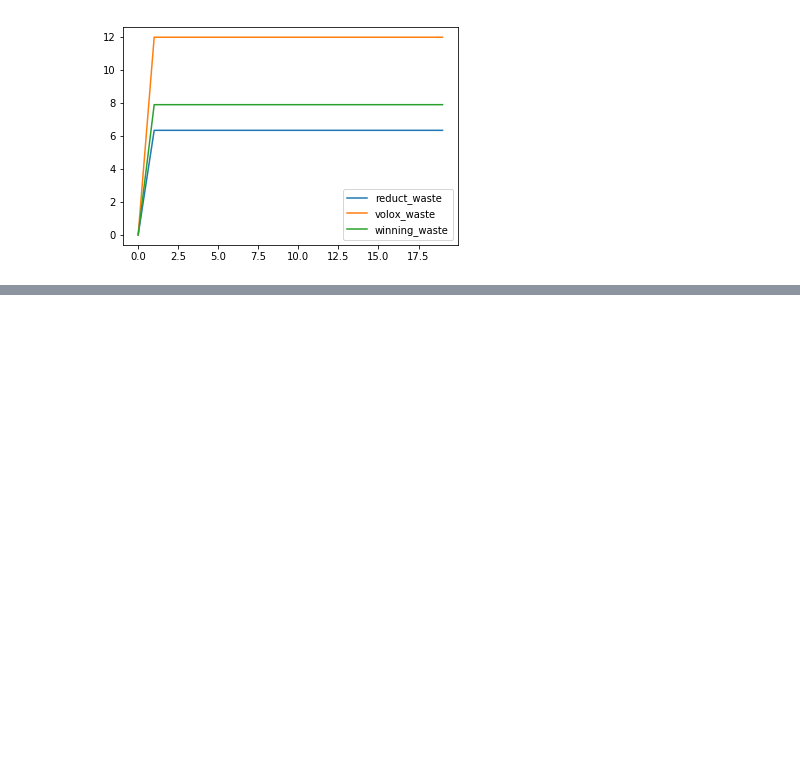
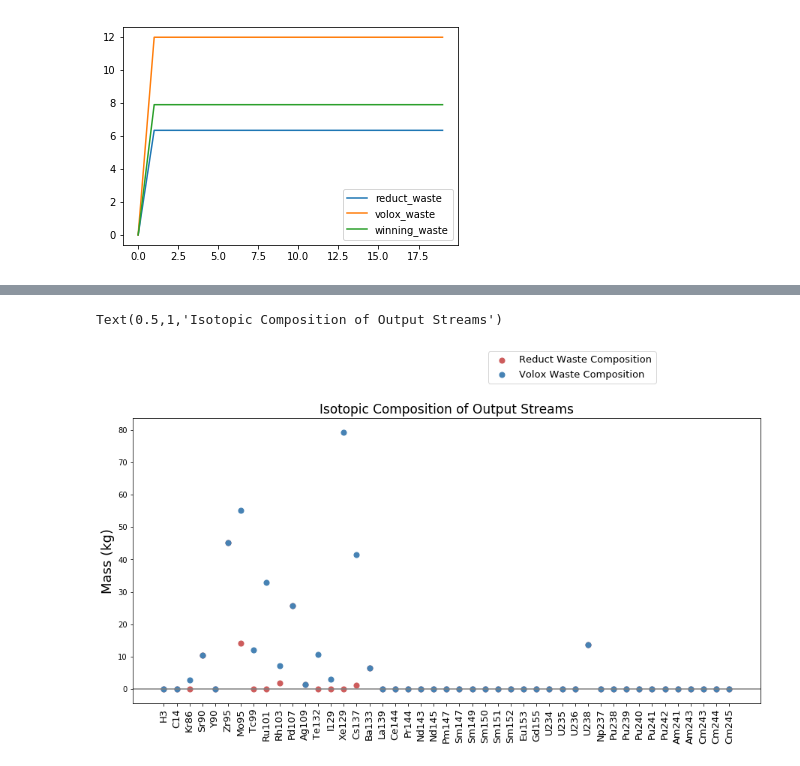
Before and after one commit to katyhuff/recycle, a Jupyter notebook: input/PyRe Analysis.ipynb, the cells around one changed output, grey strips where cells are left out. Saved outputs shown, nothing was run; the diff lists cells and outputs as text; code cells hidden in the pictures; blank space fills up the shorter version.

```diff
--- a/input/PyRe Analysis.ipynb
+++ b/input/PyRe Analysis.ipynb
@@ -135,0 +171,11 @@ plt.close()
+# %%
+dict_1 = {}
+nucnum = [10030000,60140000,360860000,380900000,390900000,400950000,420950000,430990000,441010000,451030000,
+461070000,471090000,521320000,531290000,541290000,551370000,561330000,571390000,581440000,591440000,601430000,
+601450000,611470000,621470000,621490000,621500000,621510000,621520000,631530000,641550000,922340000,922350000,
+922360000,922380000,932370000,942380000,942390000,942400000,942410000,942420000,952410000,952430000,962430000,
+962440000,962450000]
+for x in range(0,45):
+    num = nucnum[x]
+    isotope_total_cum(cursor_1,num,dict_1)
+print(dict_1)
@@ -135,0 +199,32 @@ plt.close()
+# %%
+init_yr, init_month, duration, timestep = an.get_timesteps(cursor_1)
+key_list = list(dict_1.keys())
+y_pos = np.arange(len(key_list))
+w = 45
+h = 5
+stream_ = [[0 for x in range(w)] for y in range(h)]
+
+for y in range(0, 5):
+    n = 0
+    for key in key_list:
+        temp = list(dict_1[key])
+        stream_[y][n] = temp[y]
+        n = n+1
+
+#plt.scatter(range(1,46),stream_[0])
+
+fig, ax = plt.subplots(figsize=(15,7))
+plt.axhline(y=0,color='grey')
+ax.scatter(range(0,45),stream_[0],color = 'indianred', label='Reduct Waste Composition', marker = "o", s = 50)
+ax.scatter(range(0,45),stream_[1],color = 'steelblue', label='Volox Waste Composition', marker = "o", s = 50)
+#ax.scatter(range(0,45),stream_[2],color = 'lightgreen', label='Winning Waste Composition', marker = "o", s = 50)
+box = ax.get_position()
+ax.set_position([box.x0,box.y0 + box.height,box.width,box.height*1])
+handles, labels = ax.get_legend_handles_labels()
+plt.xticks(y_pos,key_list,rotation=90,fontsize=13)
+ax.legend(handles, labels, fontsize=13,loc='upper center',bbox_to_anchor=(0.7,1.25),fancybox=True)
+ax.set_ylabel('Mass (kg)', fontsize=18)
+ax.set_title('Isotopic Composition of Output Streams' , fontsize=17)
+# %% [output]
+Text(0.5,1,'Isotopic Composition of Output Streams')
+[figure, added]
```
Also changed, not shown: parts of 6 cells of this notebook.
